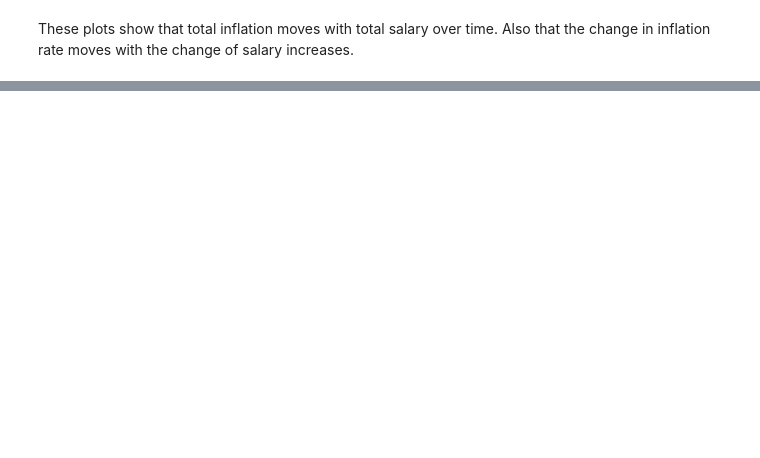
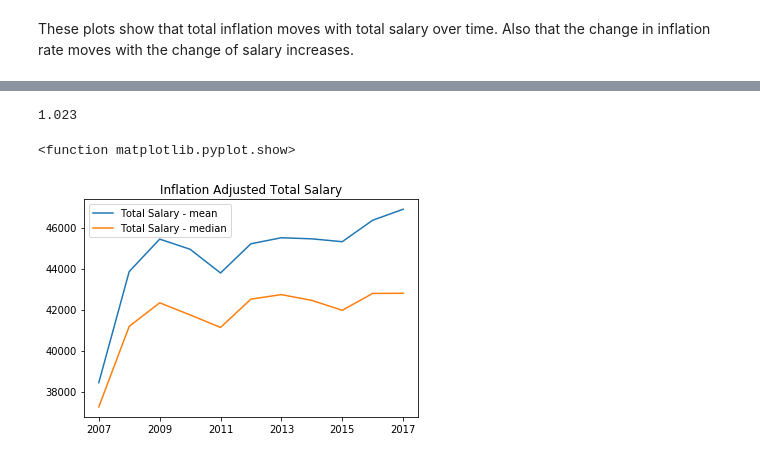
Before and after one commit to iopoi/iowa_state_employee_analysis-, a Jupyter notebook: Explore Events.ipynb, the cells around one changed output, grey strips where cells are left out. Cells and saved outputs as stored; diff of their text form; code cells hidden in the pictures; blank space fills up the shorter version.

```diff
--- a/Explore Events.ipynb
+++ b/Explore Events.ipynb
@@ -313,0 +288,24 @@ pd.DataFrame()
+# %%
+def inflation_adjust(x):
+    i_rate = float(inflation.loc[x["Fiscal Year"]])
+    r = []
+    for i, v in enumerate(x):
+        if i in [8, 10, 11, 13]:
+            r.append(v/i_rate)
+        else:
+            r.append(v)
+    return r
+data_inflation_adjusted = data.apply(inflation_adjust, axis=1)
+# %%
+float(inflation.loc['2007-01-01'].values)
+# %% [output]
+1.023
+# %%
+plt.plot(data_inflation_adjusted.groupby("Fiscal Year")["Total Salary Paid"].mean())
+plt.plot(data_inflation_adjusted.groupby("Fiscal Year")["Total Salary Paid"].median())
+plt.legend(["Total Salary - mean", "Total Salary - median"])
+plt.title("Inflation Adjusted Total Salary")
+plt.show
+# %% [output]
+<function matplotlib.pyplot.show>
+[figure, added]
```
Also changed, not shown: parts of 66 cells of this notebook, 1 other file.
